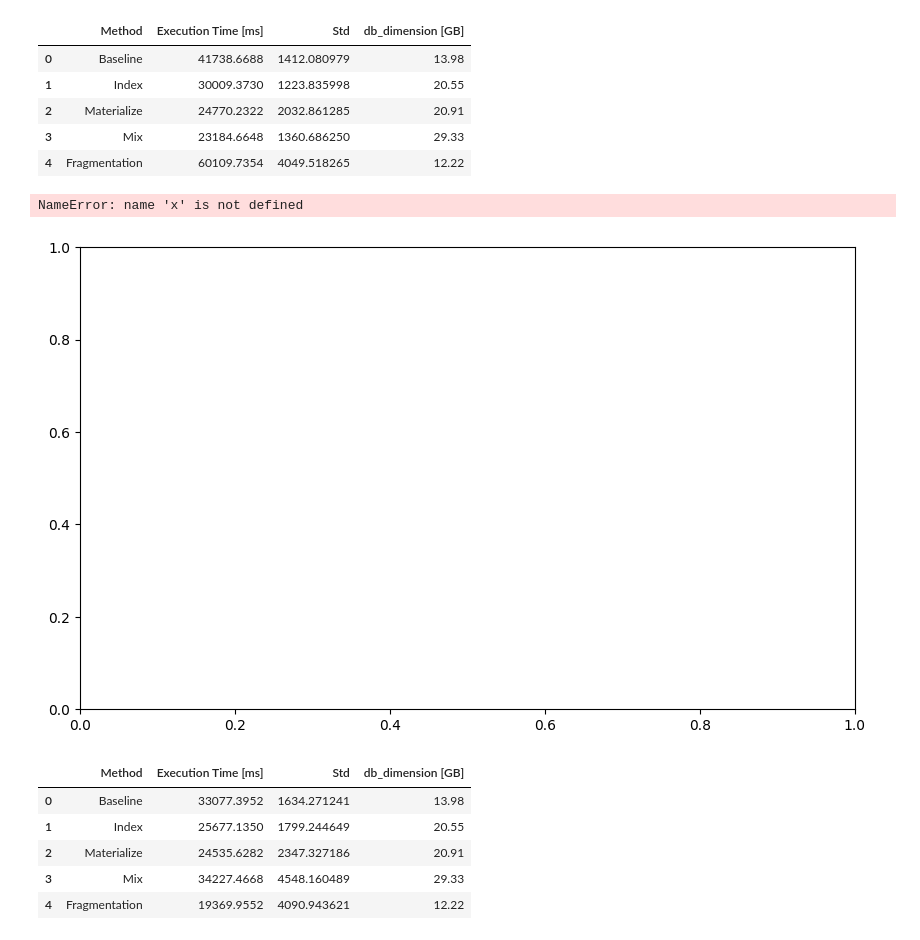
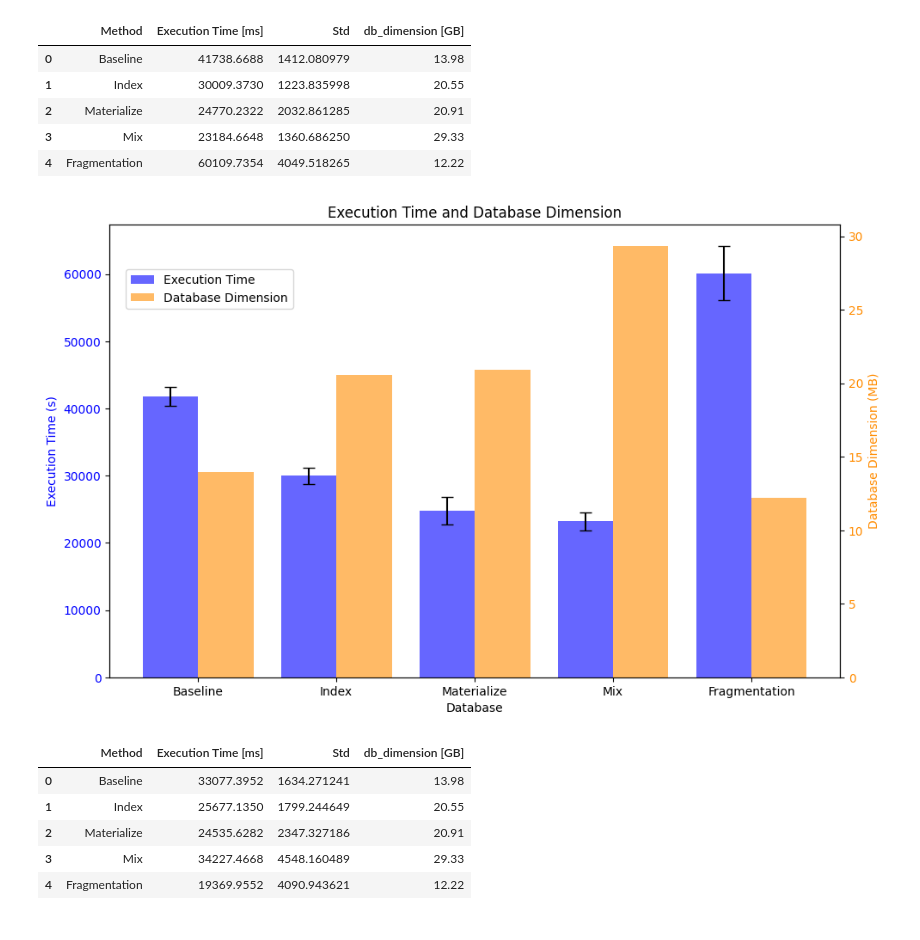
Before and after one commit to ValentinisAlessio/DM_Final_Project, a Jupyter notebook: plots.ipynb, the cells around one changed output. Saved outputs shown, nothing was run; the diff lists cells and outputs as text; code cells hidden in the pictures.

```diff
--- a/plots.ipynb
+++ b/plots.ipynb
@@ -324,7 +324,7 @@ Lo scheletro è questo, manca solo mettere i dati reali!!!
 import matplotlib.pyplot as plt
 import numpy as np
 
-def plot_double_barplot(df : pd.DataFrame, save = False):
+def plot_double_barplot(df : pd.DataFrame, save = False, name=None):
     # Plot execution time with error bars
 
     x = np.arange(len(df['Method']))  # the label locations
@@ -351,7 +351,7 @@ def plot_double_barplot(df : pd.DataFrame, save = False):
     plt.title('Execution Time and Database Dimension')
 
     if save:
-        plt.savefig(f'plots/double_barplot_{df}.png', dpi=300, bbox_inches='tight')
+        plt.savefig(f'plots/double_barplot_{name}.png', dpi=300, bbox_inches='tight')
 # %%
 df_q1_plot = df_q1.groupby('Method').mean().reset_index()
 df_q1_plot['Std'] = df_q1.groupby('Method').std().reset_index()['Execution Time [ms]']
@@ -372,12 +372,11 @@ df_q1_plot
 | 3 | Mix | 23184.6648 | 1360.686250 | 29.33 |
 | 4 | Fragmentation | 60109.7354 | 4049.518265 | 12.22 |
 # %%
-plot_double_barplot(df_q1_plot, save=False)
+plot_double_barplot(df_q1_plot, save=True,name='q1')
 
 plt.show()
 # %% [output]
-NameError: name 'x' is not defined
-[figure, old version]
+[figure, new version]
 # %%
 df_q10_plot = df_q10.groupby('Method').mean().reset_index()
 df_q10_plot['Std'] = df_q10.groupby('Method').std().reset_index()['Execution Time [ms]']
```
Also changed, not shown: parts of 3 cells of this notebook, 4 other files.
